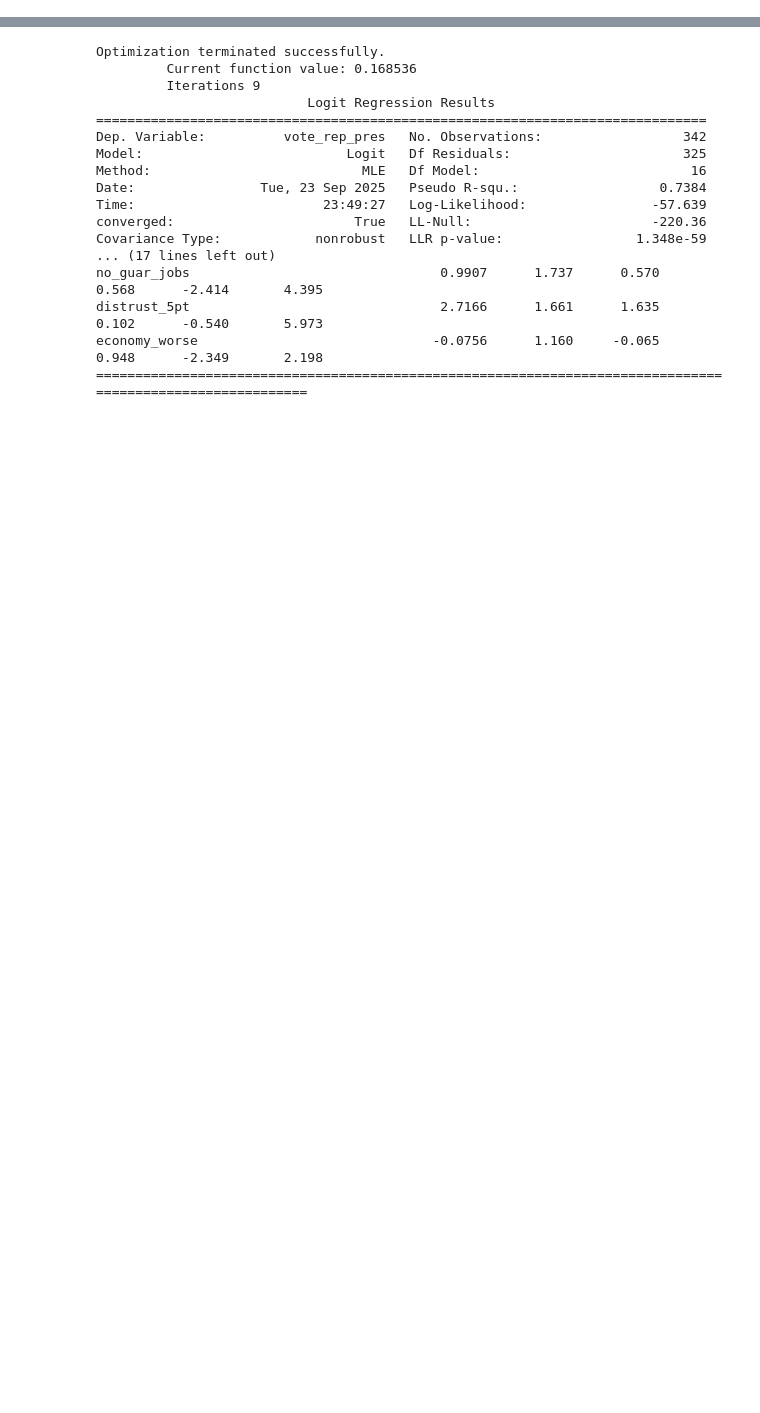
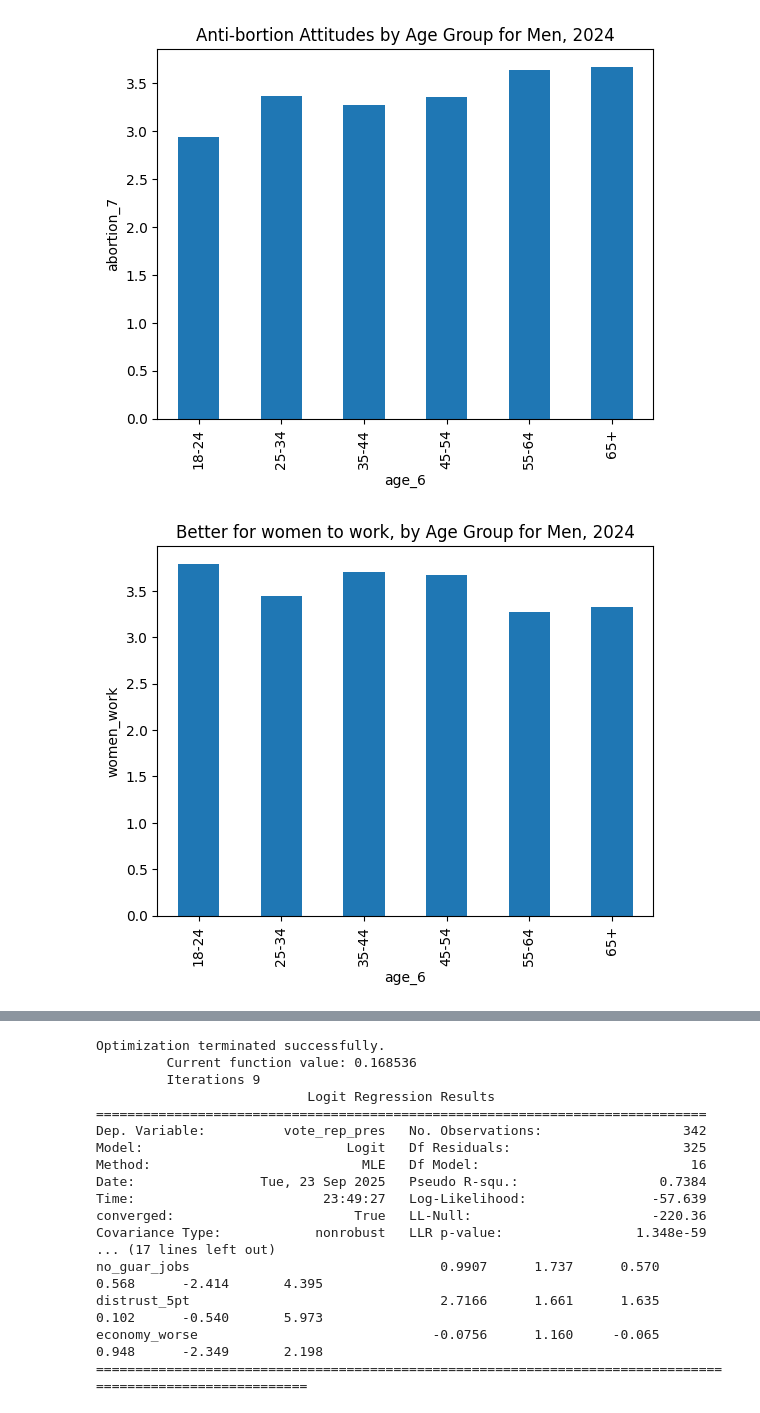
Before and after one commit to infiniteperplexity/python_socsci_revised, a Jupyter notebook: statsmodels.ipynb, the cells around one changed output, grey strips where cells are left out. Drawn from its saved outputs; the diff is of its cells as text; code cells hidden in the pictures; blank space fills up the shorter version.

```diff
--- a/statsmodels.ipynb
+++ b/statsmodels.ipynb
@@ -487,0 +658,12 @@ plt.show()
+# %%
+weighted_bar_chart(men2024, "abortion_7", "age_6", title="Anti-bortion Attitudes by Age Group for Men, 2024")
+weighted_bar_chart(men2024, "women_work", "age_6", title="Better for women to work, by Age Group for Men, 2024")
+weighted_bar_chart(men2024, "therm_feminists", "age_6", title="Feeling Thermometer for Feminists by Age Group, Men, 2024")
+weighted_bar_chart(men2024, "women_favors", "age_6", title="Women rarely demand special favors, by Age Group for Men, 2024")
+weighted_bar_chart(men2024, "not_innocent_sexist", "age_6", title="Women rarely misinterpret, by Age Group for Men, 2024")
+weighted_bar_chart(men2024, "women_control", "age_6", title="Women don't try to control men, by Age Group for Men, 2024")
+weighted_bar_chart(men2024, "women_problems", "age_6", title="Women complaining don't cause problems, by Age Group for Men, 2024")
+weighted_bar_chart(men2024, "attn_sex_harass", "age_6", title="Not enough attn Harassment by Age Group for Men, 2024")
+# %% [output]
+[figure, added]
+[figure, added]
```
Also changed, not shown: parts of 15 cells of this notebook, 4 other files.
